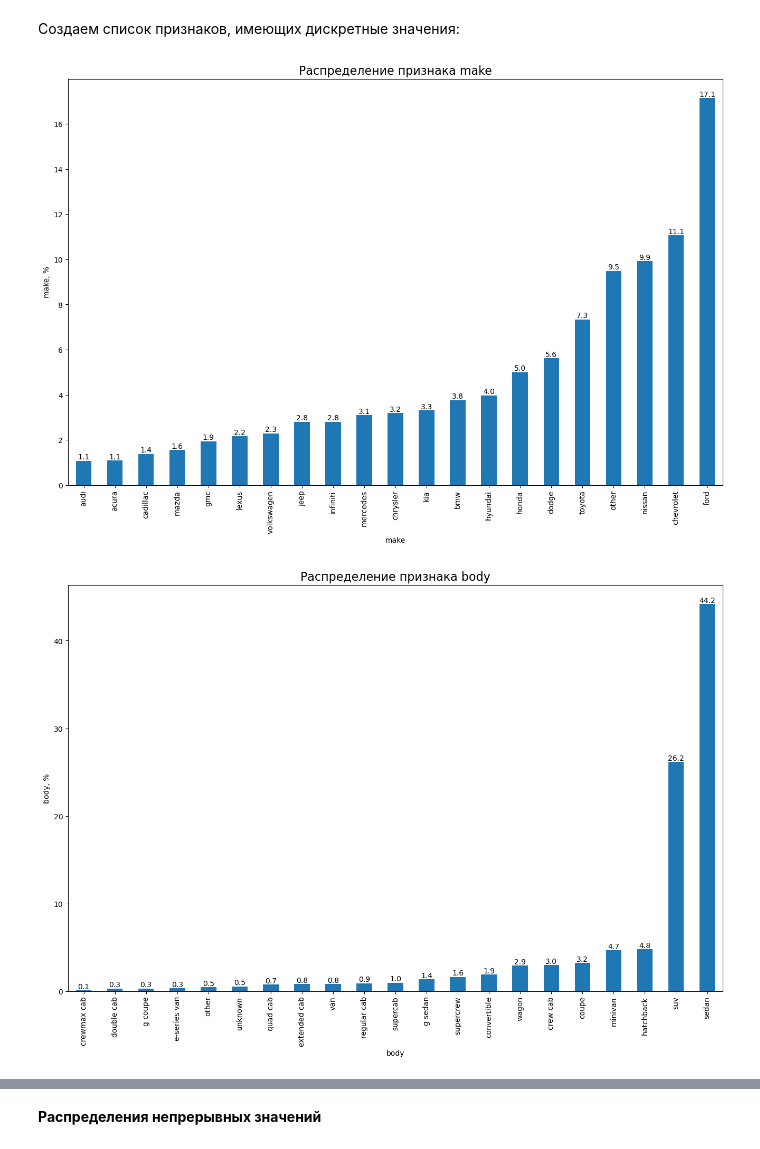
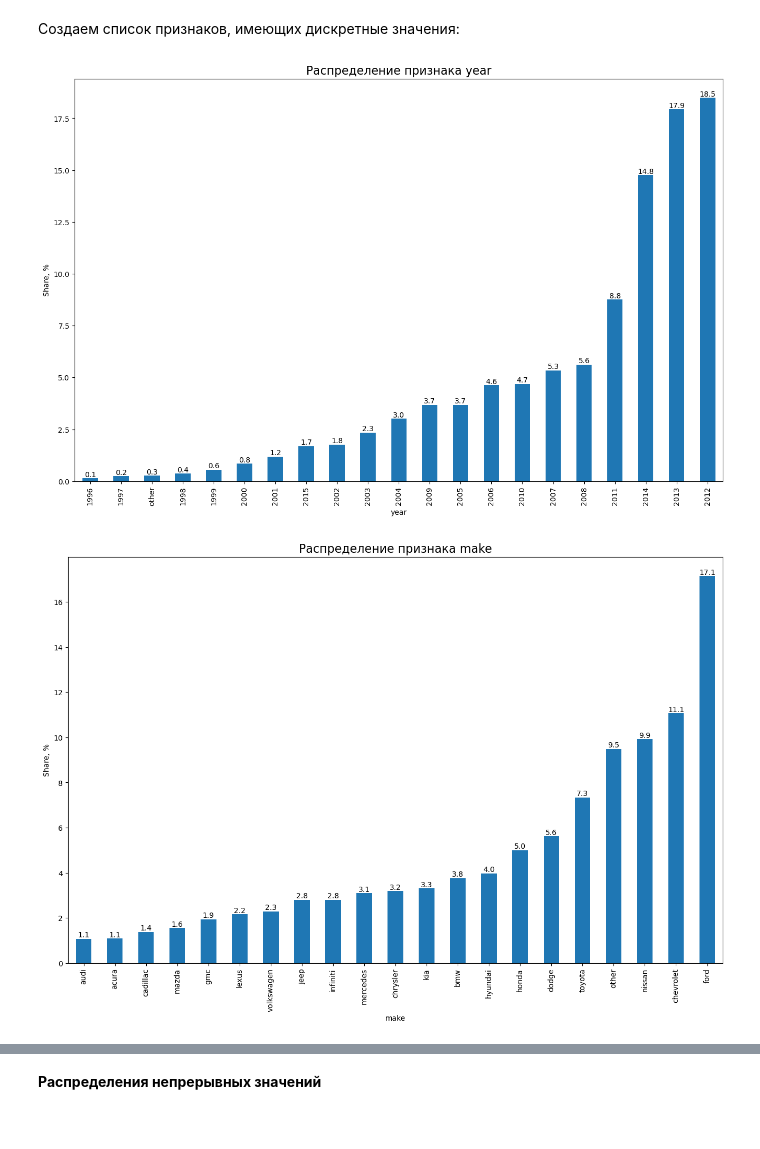
Before and after one commit to data-analyst-mr/DataScienceProjects, a Jupyter notebook: projects/real_projects/workshop-1/cars_cost.ipynb, the cells around one changed output, grey strips where cells are left out. Drawn from its saved outputs; the diff is of its cells as text; code cells hidden in the pictures.

```diff
--- a/projects/real_projects/workshop-1/cars_cost.ipynb
+++ b/projects/real_projects/workshop-1/cars_cost.ipynb
@@ -876,0 +874,3 @@ None
+# %%
+%%time
+df_analysis = pipeline.fit_transform(df_train)
@@ -890,25 +923,25 @@ None
 # %% [markdown]
 Функция визуализации распределений:
 # %%
-def distribution(df_analysys):
-    for i in df_analysys.columns:
-        df = 100 * (df_analysys.groupby(i).size() / len(df_analysys))
+def distribution(analysis):
+    for i in analysis.columns:
+        df = 100 * (analysis.groupby(i).size() / len(analysis))
         fig = plt.figure(figsize=(16,10))
-        if list(df_analysys.columns) == analysys_bar_list:
+        if list(analysis.columns) == analysys_bar_list:
             if (i == 'car_age') or (i == 'week'):
                 ax = df.plot.bar()
             else:
                 ax = df.sort_values().plot.bar()
             for container in ax.containers:
                 ax.bar_label(container, fmt='%.1f')
-            label = i + ', %'
+            label = 'Share, %'
         else:
             if i == 'condition':
                 BINS=10
             else:
                 BINS=30
-            ax = sns.histplot(x=i, data=df_analysys, bins=BINS)
-            label = i
+            ax = sns.histplot(x=i, data=analysis, bins=BINS)
+            label = 'Quantity'
         plt.title('Распределение признака {}'.format(i), fontsize=16)
         plt.ylabel(label)
         plt.show()
@@ -917,15 +950,15 @@ def distribution(df_analysys):
 # %% [markdown]
 Создаем список признаков, имеющих дискретные значения:
 # %%
-analysys_bar_list = ['make', 'body', 'transmission', 'state', 'color', 'interior', 'seller', 'car_age', 'week']
+analysys_bar_list = ['year', 'make', 'body', 'transmission', 'state', 'color', 'interior', 'seller', 'car_age', 'week']
 # %%
-df_analysys = df_train.drop(['year', 'vin', 'saledate'], axis=1)
-for column in df_analysys.columns:
+df_analysis = df_analysis.drop(['vin', 'saledate'], axis=1)
+for column in df_analysis.columns:
     if (column in analysys_bar_list) & (column != 'week') & (column != 'car_age'):
-        list_analysys = list(df_analysys[column].value_counts().reset_index().head(20)[column])
-        df_analysys[column] = df_analysys.apply(lambda x: 'other' if x[column] not in list_analysys else x[column], axis=1)
+        list_analysys = list(df_analysis[column].value_counts().reset_index().head(20)[column])
+        df_analysis[column] = df_analysis.apply(lambda x: 'other' if x[column] not in list_analysys else x[column], axis=1)
 # %%
-distribution(df_analysys[analysys_bar_list])
+distribution(df_analysis[analysys_bar_list])
 # %% [output]
-[figure, old version]
+[figure, new version]
-[figure, old version]
+[figure, new version]
```
Also changed, not shown: parts of 115 cells of this notebook.
